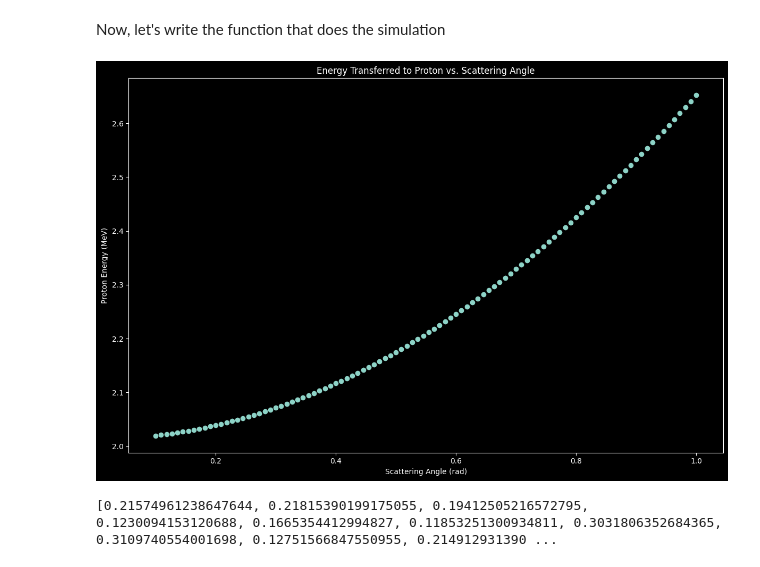
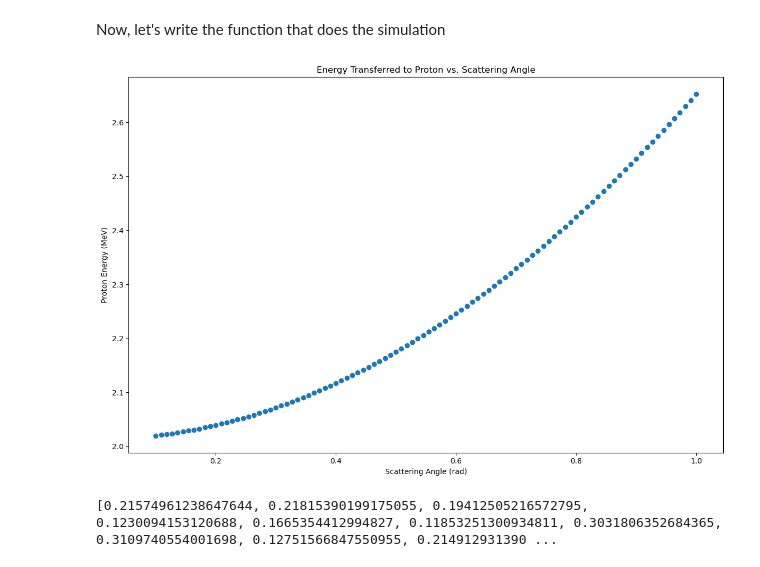
Before and after one commit to ddrobner/scatteringsim, a Jupyter notebook: scatteringsim.ipynb, the cells around one changed output. Saved outputs shown, nothing was run; the diff lists cells and outputs as text; code cells hidden in the pictures.

```diff
--- a/scatteringsim.ipynb
+++ b/scatteringsim.ipynb
@@ -415,17 +415,15 @@ def gen_alpha_path(e_0, epsilon=0.1, stepsize=0.001) -> list:
 # %%
 s_et_xrange = np.linspace(0.1, 1, 100)
 t_e = [energy_transfer(8, i)[1] for i in s_et_xrange]
-plt.style.use('dark_background')
 plt.scatter(s_et_xrange, t_e)
 plt.xlabel("Scattering Angle (rad)")
 plt.ylabel("Proton Energy (MeV)")
 plt.title("Energy Transferred to Proton vs. Scattering Angle")
 plt.tight_layout()
-#plt.savefig("etransfer_negative_soln.jpg")
+plt.savefig("etransfer_new.jpg")
 plt.show()
-plt.style.use('default')
 # %% [output]
-[figure, old version]
+[figure, new version]
 # %%
 s_angles = [scattering_angle(8) for i in range(1000)]
 print(s_angles)
```
Also changed, not shown: parts of 2 cells of this notebook.
